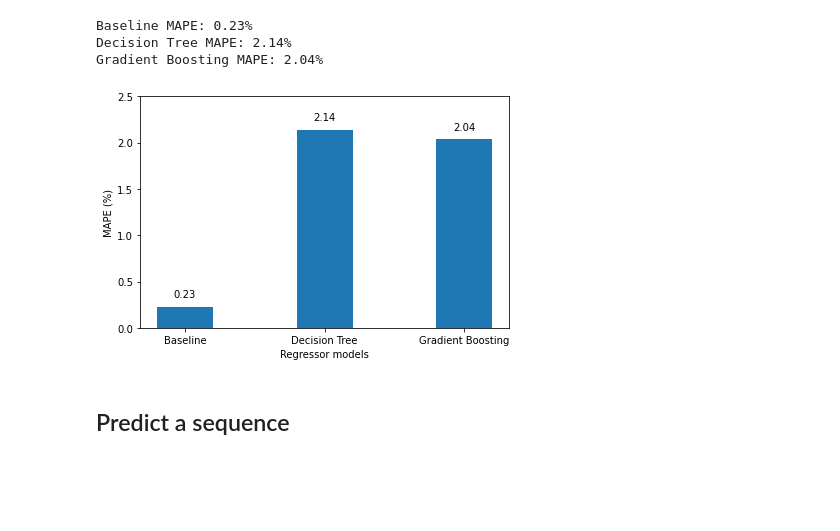
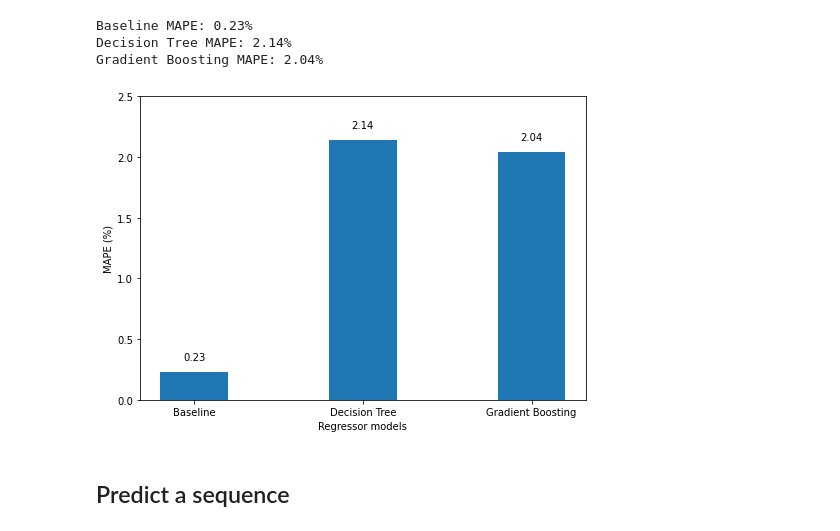
Before and after one commit to marcopeix/datasciencewithmarco, a Jupyter notebook: sklearn_time_series.ipynb, the cells around one changed output. Cells and saved outputs as stored; diff of their text form; code cells hidden in the pictures; blank space fills up the shorter version.

```diff
--- a/sklearn_time_series.ipynb
+++ b/sklearn_time_series.ipynb
@@ -281,22 +281,22 @@ Baseline MAPE: 0.23%
 Decision Tree MAPE: 2.14%
 Gradient Boosting MAPE: 2.04%
 # %%
-fig, ax = plt.subplots()
+fig, ax = plt.subplots(figsize=(7, 5))
 
 x = ['Baseline', 'Decision Tree', 'Gradient Boosting']
 y = [baseline_mape, dt_5_mape, gbr_5_mape]
 
 ax.bar(x, y, width=0.4)
 ax.set_xlabel('Regressor models')
 ax.set_ylabel('MAPE (%)')
 ax.set_ylim(0, 2.5)
 
 for index, value in enumerate(y):
     plt.text(x=index, y=value + 0.1, s=str(value), ha='center')
 
 plt.tight_layout()
 # %% [output]
-[figure, old version]
+[figure, new version]
 # %% [markdown]
 ## Predict a sequence
 # %%
```
Also changed, not shown: parts of 4 cells of this notebook.
